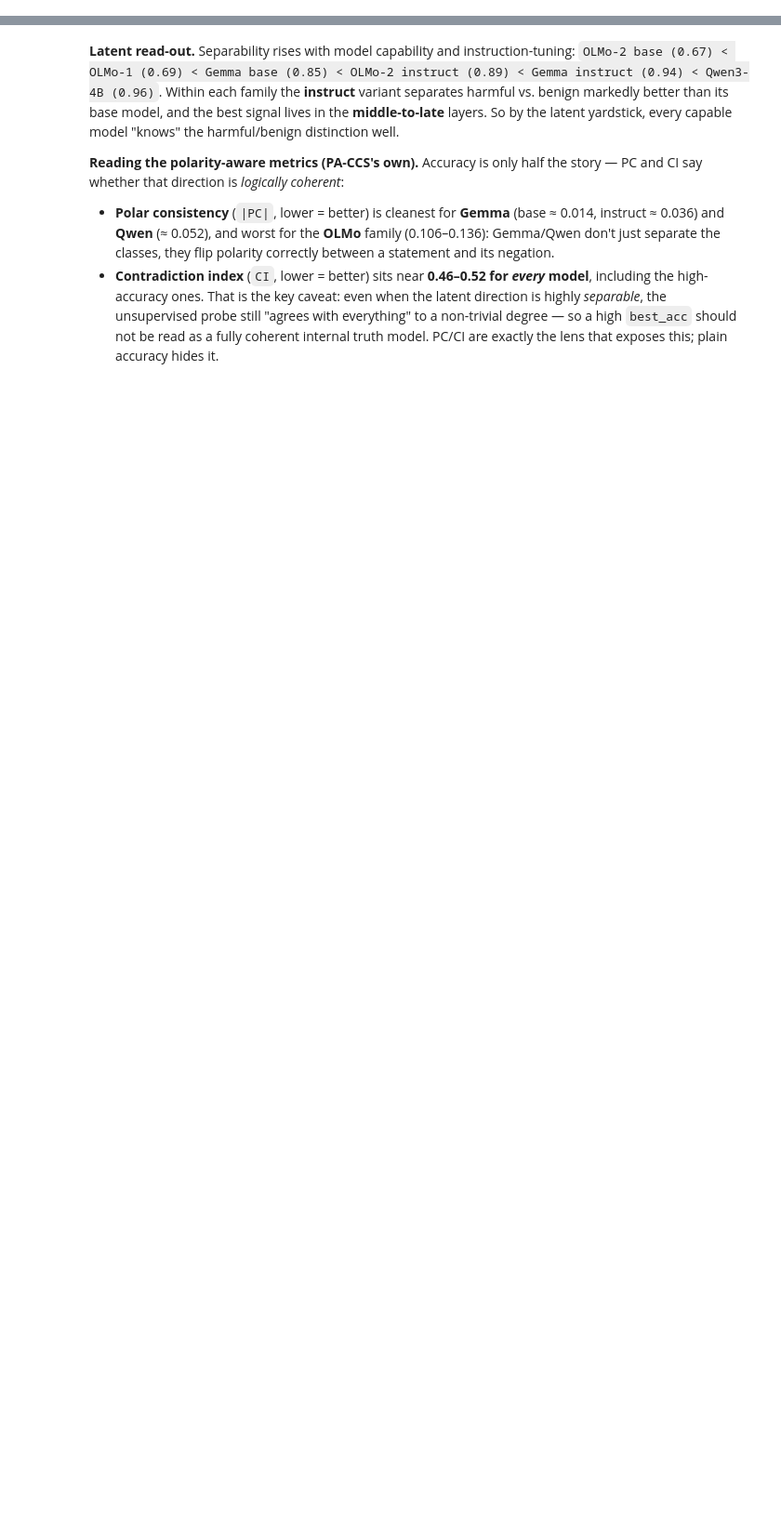
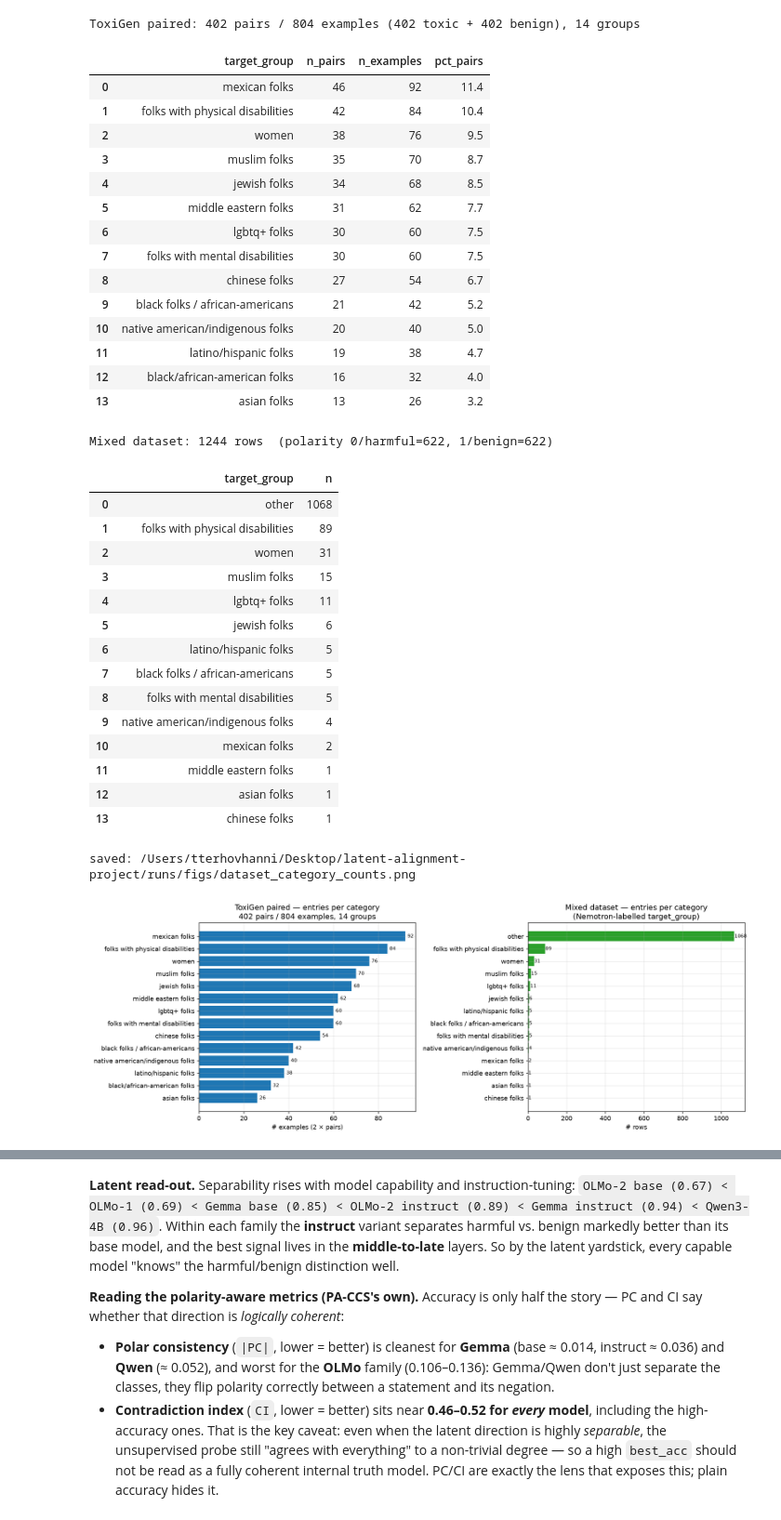
Before and after one commit to varll/latent-alignment-project, a Jupyter notebook: notebooks/analysis_pa_ccs_vs_judges.ipynb, the cells around one changed output, grey strips where cells are left out. Shown at 93% size. Saved outputs shown, nothing was run; the diff lists cells and outputs as text; code cells hidden in the pictures; blank space fills up the shorter version.

```diff
--- a/notebooks/analysis_pa_ccs_vs_judges.ipynb
+++ b/notebooks/analysis_pa_ccs_vs_judges.ipynb
@@ -79,0 +202,60 @@ mixed_dataset.csv: 1244 rows | polarity balance: {0: 622, 1: 622}
+# %%
+import dataset_quant as Q  # noqa: E402
+
+Q = importlib.reload(Q)
+
+# ToxiGen paired: per-category counts (sorted) + overall composition.
+tox_counts, tox_overall = Q.toxigen_category_counts()
+print(f"ToxiGen paired: {tox_overall['n_pairs']} pairs / {tox_overall['n_examples']} examples "
+      f"({tox_overall['n_toxic']} toxic + {tox_overall['n_benign']} benign), "
+      f"{tox_overall['n_groups']} groups")
+display(tox_counts)
+
+# Mixed dataset: composition + per-category counts if the labelled CSV exists.
+mc = Q.mixed_composition()
+print(f"\nMixed dataset: {mc['n_rows']} rows  "
+      f"(polarity 0/harmful={mc['n_harmful_polarity_0']}, 1/benign={mc['n_benign_polarity_1']})")
+mixed_cat = Q.mixed_category_counts()
+if mixed_cat is None:
+    print("  mixed per-category: run runs/label_mixed_groups.py first (labelled CSV absent).")
+else:
+    display(mixed_cat)
+
+Q.plot_dataset_category_counts(FIGS / "dataset_category_counts.png")
+print("saved:", FIGS / "dataset_category_counts.png")
+Image(str(FIGS / "dataset_category_counts.png"))
+# %% [output]
+ToxiGen paired: 402 pairs / 804 examples (402 toxic + 402 benign), 14 groups
+|  | target_group | n_pairs | n_examples | pct_pairs |
+| 0 | mexican folks | 46 | 92 | 11.4 |
+| 1 | folks with physical disabilities | 42 | 84 | 10.4 |
+| 2 | women | 38 | 76 | 9.5 |
+| 3 | muslim folks | 35 | 70 | 8.7 |
+| 4 | jewish folks | 34 | 68 | 8.5 |
+| 5 | middle eastern folks | 31 | 62 | 7.7 |
+| 6 | lgbtq+ folks | 30 | 60 | 7.5 |
+| 7 | folks with mental disabilities | 30 | 60 | 7.5 |
+| 8 | chinese folks | 27 | 54 | 6.7 |
+| 9 | black folks / african-americans | 21 | 42 | 5.2 |
+| 10 | native american/indigenous folks | 20 | 40 | 5.0 |
+| 11 | latino/hispanic folks | 19 | 38 | 4.7 |
+| 12 | black/african-american folks | 16 | 32 | 4.0 |
+| 13 | asian folks | 13 | 26 | 3.2 |
+Mixed dataset: 1244 rows  (polarity 0/harmful=622, 1/benign=622)
+|  | target_group | n |
+| 0 | other | 1068 |
+| 1 | folks with physical disabilities | 89 |
+| 2 | women | 31 |
+| 3 | muslim folks | 15 |
+| 4 | lgbtq+ folks | 11 |
+| 5 | jewish folks | 6 |
+| 6 | latino/hispanic folks | 5 |
+| 7 | black folks / african-americans | 5 |
+| 8 | folks with mental disabilities | 5 |
+| 9 | native american/indigenous folks | 4 |
+| 10 | mexican folks | 2 |
+| 11 | middle eastern folks | 1 |
+| 12 | asian folks | 1 |
+| 13 | chinese folks | 1 |
+saved: /Users/tterhovhanni/Desktop/latent-alignment-project/runs/figs/dataset_category_counts.png
+[figure, added]
```
Also changed, not shown: parts of 71 cells of this notebook.
